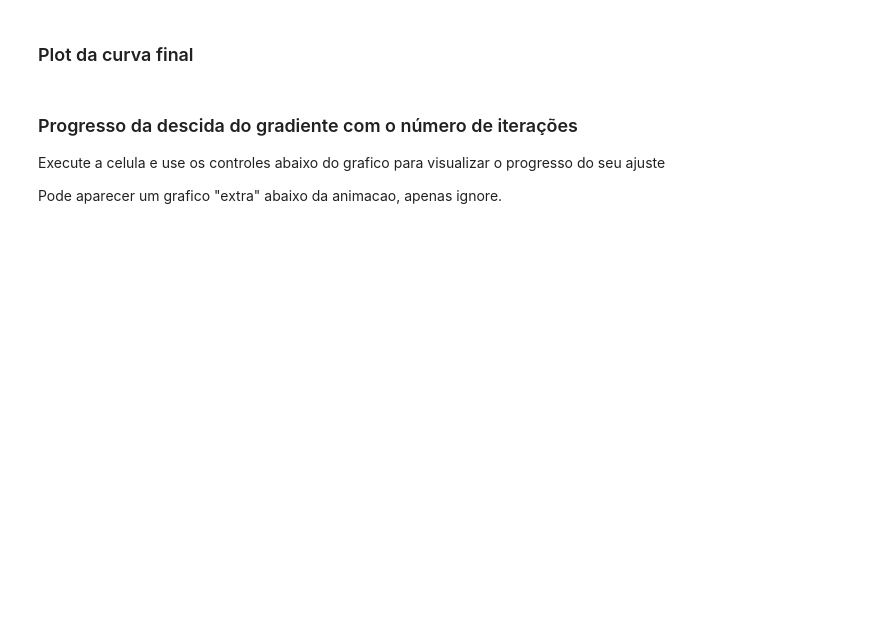
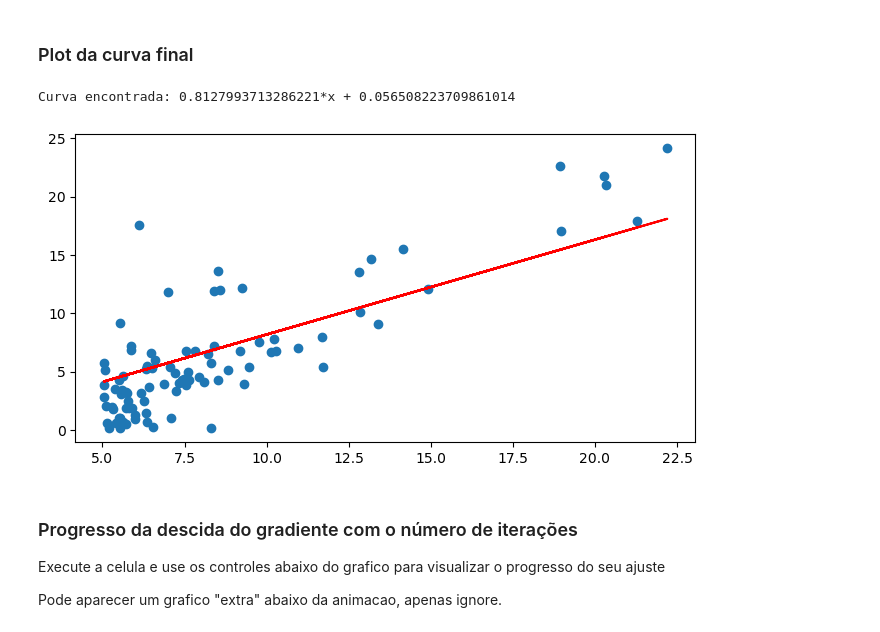
Before and after one commit to cirumba/AI-LinearRegression, a Jupyter notebook: alegrete.ipynb, the cells around one changed output. Cells and saved outputs as stored; diff of their text form; code cells hidden in the pictures; blank space fills up the shorter version.

```diff
--- a/alegrete.ipynb
+++ b/alegrete.ipynb
@@ -58,15 +62,19 @@ plt.show()
 # %%
 #Imprimir parâmetros otimizados
 print (f'Curva encontrada: {final_w}*x + {final_b}')
-
+x = dataset[:, 0]
+y = dataset[:, 1]
 #plota os dados
-plt.figure(figsize=(4, 2))
-plt.scatter(dataset[:,0], dataset[:,1])
+plt.figure(figsize=(8, 4))
+plt.scatter(x, y)
 
 # plota a curva de ajuste
-pred = final_w*dataset[:,0] + final_b
-plt.plot(dataset[:,0], pred, c='r')
+pred = final_w*x + final_b
+plt.plot(x, pred, c='r')
 plt.show()
+# %% [output]
+Curva encontrada: 0.8127993713286221*x + 0.056508223709861014
+[figure, added]
 # %% [markdown]
 ### Progresso da descida do gradiente com o número de iterações
 
```
Also changed, not shown: parts of 3 cells of this notebook, 2 other files.
